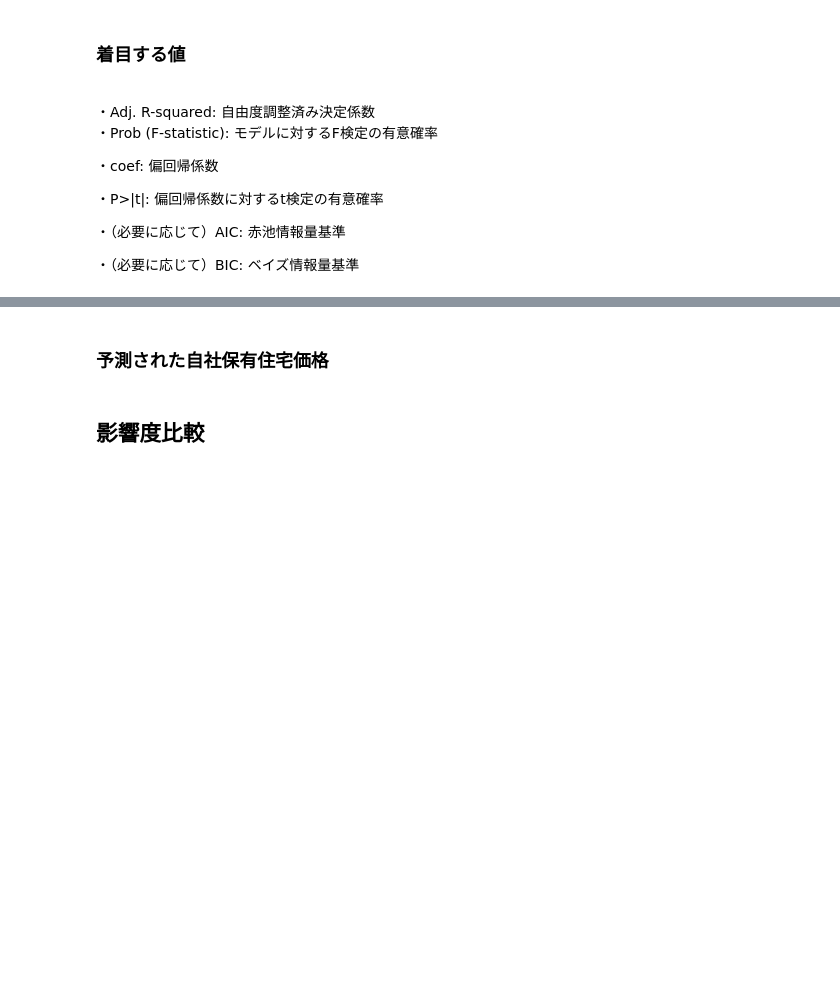
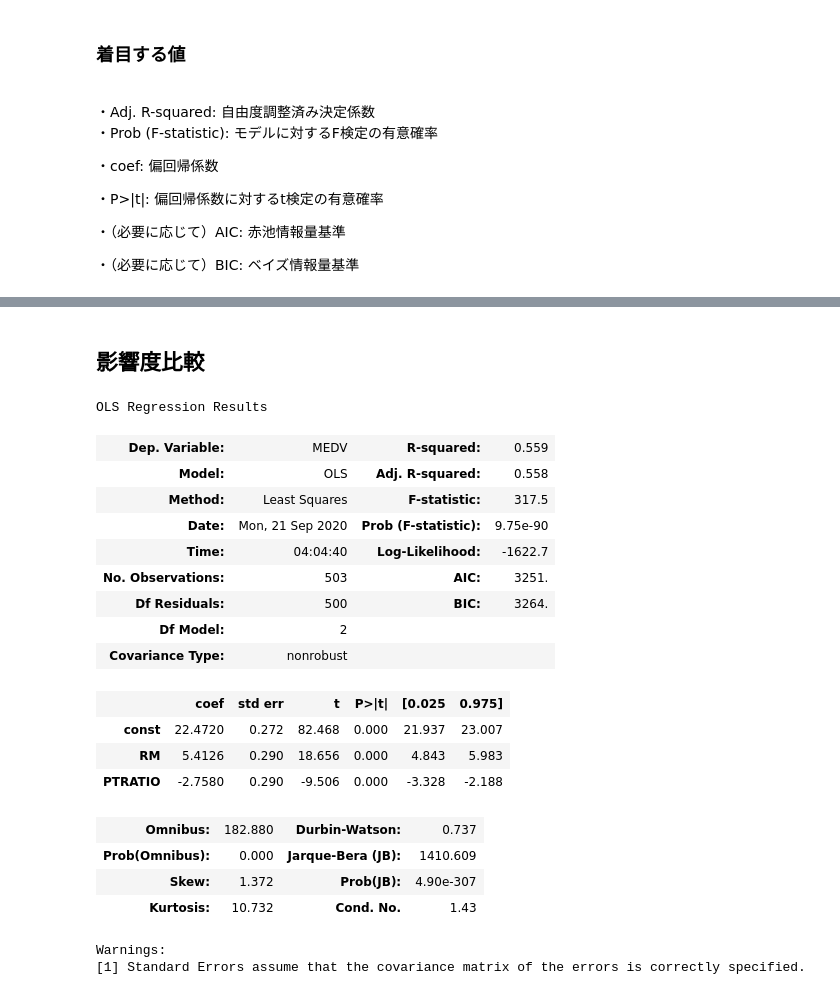
Before and after one commit to stemleaders/seminar, a Jupyter notebook: 20200926/dataProcessView.ipynb, the cells around one changed output, grey strips where cells are left out. Saved outputs shown, nothing was run; the diff lists cells and outputs as text; code cells hidden in the pictures; blank space fills up the shorter version.

```diff
--- a/20200926/dataProcessView.ipynb
+++ b/20200926/dataProcessView.ipynb
@@ -352,2 +332,0 @@ test_data['pred_val'] = np.exp(test_data['pred_val'])
-# %% [markdown]
-### 予測された自社保有住宅価格
@@ -356,13 +333,34 @@ pd.DataFrame(test_data['pred_val'])
 # %% [markdown]
 ## 影響度比較
 # %%
-x = train_data[['LotArea', 'TotRmsAbvGrd', 'ElapYr']]
-y = np.log(train_data['SalePrice'])
+x = df[['RM', 'PTRATIO']]
+y = df['MEDV']
 y.reset_index(inplace=True, drop=True)
 x_n = pd.DataFrame(sp.stats.zscore(x, axis=0), \
-                   columns=['LotArea', 'TotRmsAbvGrd', 'ElapYr'])
+                   columns=['RM', 'PTRATIO'])
 X_n = sm.add_constant(x_n)
 
 model = sm.OLS(y, X_n)
 result = model.fit()
 result.summary()
+# %% [output]
+OLS Regression Results
+| Dep. Variable: | MEDV | R-squared: | 0.559 |
+| Model: | OLS | Adj. R-squared: | 0.558 |
+| Method: | Least Squares | F-statistic: | 317.5 |
+| Date: | Mon, 21 Sep 2020 | Prob (F-statistic): | 9.75e-90 |
+| Time: | 04:04:40 | Log-Likelihood: | -1622.7 |
+| No. Observations: | 503 | AIC: | 3251. |
+| Df Residuals: | 500 | BIC: | 3264. |
+| Df Model: | 2 |  |  |
+| Covariance Type: | nonrobust |  |  |
+|  | coef | std err | t | P>|t| | [0.025 | 0.975] |
+| const | 22.4720 | 0.272 | 82.468 | 0.000 | 21.937 | 23.007 |
+| RM | 5.4126 | 0.290 | 18.656 | 0.000 | 4.843 | 5.983 |
+| PTRATIO | -2.7580 | 0.290 | -9.506 | 0.000 | -3.328 | -2.188 |
+| Omnibus: | 182.880 | Durbin-Watson: | 0.737 |
+| Prob(Omnibus): | 0.000 | Jarque-Bera (JB): | 1410.609 |
+| Skew: | 1.372 | Prob(JB): | 4.90e-307 |
+| Kurtosis: | 10.732 | Cond. No. | 1.43 |
+Warnings:
+[1] Standard Errors assume that the covariance matrix of the errors is correctly specified.
```
Also changed, not shown: parts of 8 cells of this notebook.
